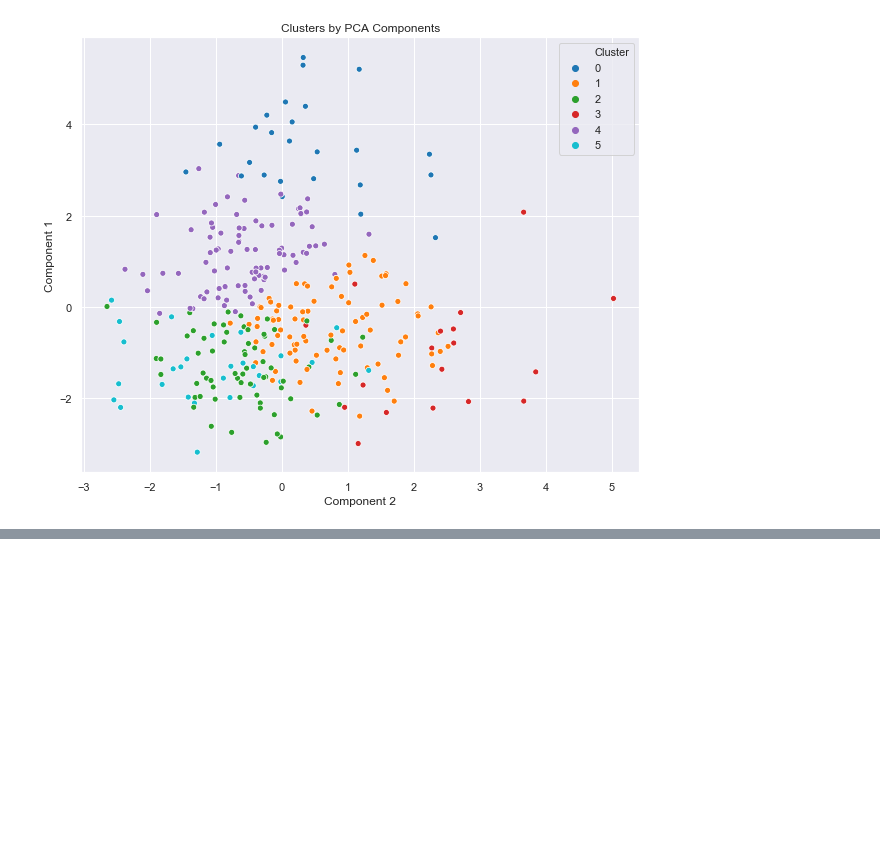
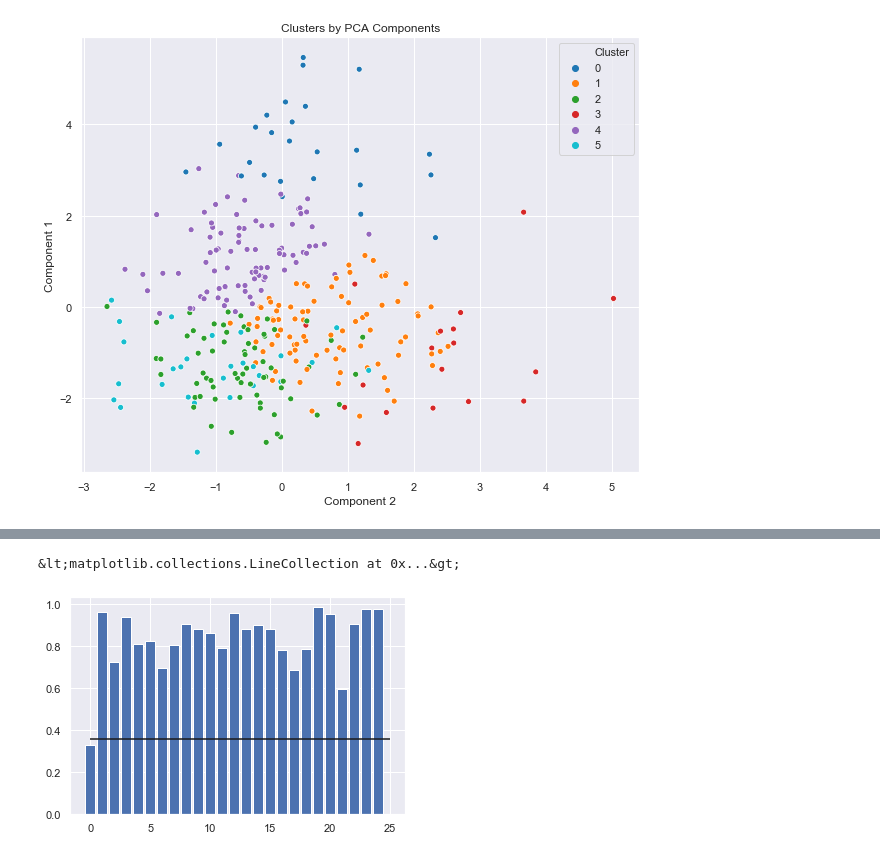
Before and after one commit to sejaldua/music-clustering, a Jupyter notebook: notebook.ipynb, the cells around one changed output, grey strips where cells are left out. Saved outputs shown, nothing was run; the diff lists cells and outputs as text; code cells hidden in the pictures; blank space fills up the shorter version.

Commit message:
finish clustering code

```diff
--- a/notebook.ipynb
+++ b/notebook.ipynb
@@ -153,7 +153,8 @@ plt.show()
 # %% [output]
 [figure]
 # %%
-kmeans_pca = KMeans(n_clusters=6, init='k-means++', random_state=42)
+n_clusters = 6
+kmeans_pca = KMeans(n_clusters=n_clusters, init='k-means++', random_state=42)
 kmeans_pca.fit(scores_pca)
 # %% [output]
 KMeans(algorithm=&#39;auto&#39;, copy_x=True, init=&#39;k-means++&#39;, max_iter=300,
@@ -178,7 +179,7 @@ df_seg_pca_kmeans['Cluster_Label'] = df_seg_pca_kmeans['Cluster'].map({
     2: 'third',
     3: 'fourth',
     4: 'fifth',
-    5: 'sixth'
+    5: 'sixth',
 })
 # %%
 x = df_seg_pca_kmeans['Component 2']
@@ -220,0 +203,14 @@ df.head()
+# %%
+for i in range(1, n_clusters+1):
+    result = sp.user_playlist_create(user_config['username'], 'cluster'+str(i), public=True, collaborative=False, description='')
+    playlist_id = result['id']
+    sp.playlist_add_items(playlist_id, list(df.loc[df['Cluster'] == i - 1]['track_URI']))
+# %%
+cluster_zero = df.loc[df['Cluster'] == 0]
+y = cluster_zero['acousticness']
+x = [i for i in range(len(y))]
+plt.bar(x, y)
+plt.hlines(np.mean(df['acousticness']), 0, len(y))
+# %% [output]
+&lt;matplotlib.collections.LineCollection at 0x...&gt;
+[figure, added]
```
Also changed, not shown: parts of 2 cells of this notebook.
